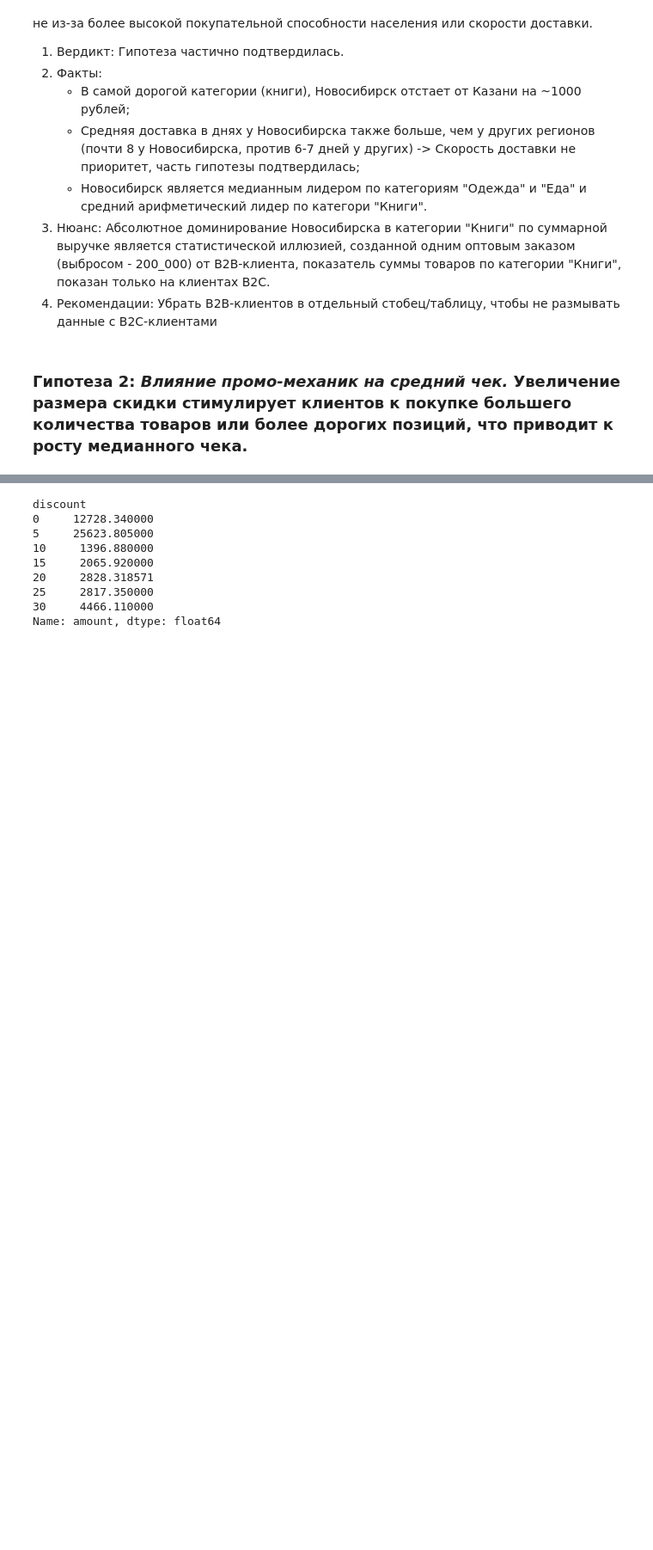
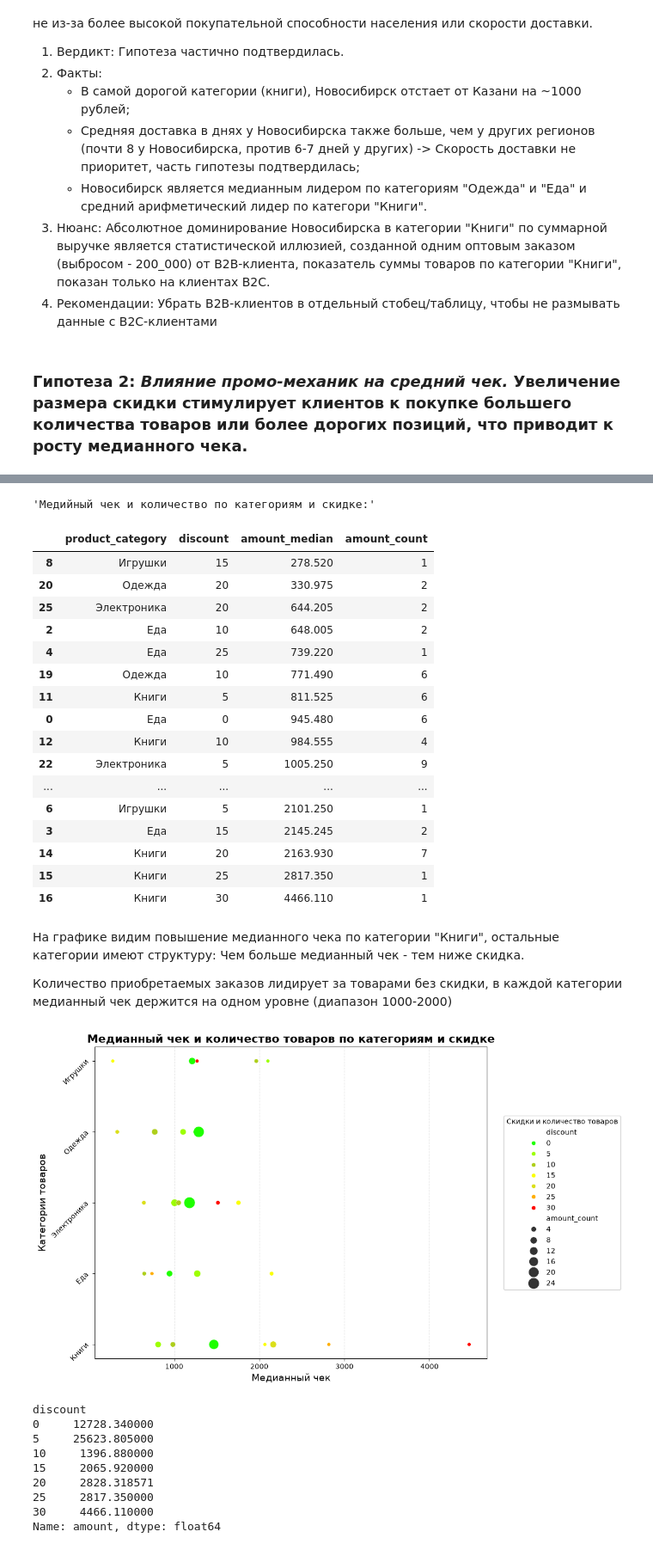
Before and after one commit to evg-code-sys/analysis_project, a Jupyter notebook: Analysis_internet_market.ipynb, the cells around one changed output, grey strips where cells are left out. Shown at 86% size. Saved outputs shown, nothing was run; the diff lists cells and outputs as text; code cells hidden in the pictures; blank space fills up the shorter version.

```diff
--- a/Analysis_internet_market.ipynb
+++ b/Analysis_internet_market.ipynb
@@ -510,15 +536,74 @@ dtype: float64
 # %%
-display(Markdown('> ##### Медийный чек по категориям и скидке'))
-group_dicount_category = df.groupby(['product_category', 'discount'], as_index=False)['amount'].median() # Сгруппируем медийный чек по категориям и скидке
-display(group_dicount_category)
+display('Медийный чек и количество по категориям и скидке:')
+group_dicount_prod_category = df.groupby(['product_category', 'discount'], as_index=False).agg(
+    amount_median=('amount', 'median'),
+    amount_count=('amount', 'count')
+).sort_values(by=['amount_median', 'amount_count'])
+display(group_dicount_prod_category)
+'''
+Рассуждение:
+    1. Медианный чек увеличивается только на товарах категории "Книги", у остальных лидером являются более маленькие скидки;
+    2. На товары категории "Книги", скидка 30% способствует увеличению медийного чека;
+    3. Но посмотрим на количество, и увидим, что всего книги по 30% скидке взяли один раз, но по большой цене;
+    4. В отличие от того, где: скидка 0% -> медиана 1466 р. -> кол-во: 18.
+'''
 
-display(Markdown('> ##### Количество доставок по категориям и скидке'))
-group_dicount_category = df.groupby(['product_category', 'discount'], as_index=False)['amount'].count() # Сгруппируем количество доставок по категориям и скидке
-display(group_dicount_category)
-
+# Визуализация медианного чека и количества товаров по категориям и скидке
 fig, axs = plt.subplots(figsize=(10, 8))
 
 sns.scatterplot(
-    data=gro
+    data=group_dicount_prod_category,
+    x='amount_median',
+    y='product_category',
+    size='amount_count',
+    hue='discount',
+    sizes=(25, 250),
+    palette={
+        0: "#1EFF00",
+        5: "#9DFF00",
+        10: "#AECF1B",
+        15: "#FBFF00",
+        20: "#DBDF1A",
+        25: "#FFAE00",
+        30:"#FF0800"
+    },
+    ax=axs
 )
+
+axs.set_title('Медианный чек и количество товаров по категориям и скидке', fontsize=16, fontweight='bold')
+axs.set_xlabel('Медианный чек', fontsize=14)
+axs.set_ylabel('Категории товаров', fontsize=14)
+axs.grid(axis='x', linestyle='--', alpha=0.3, color='gray')
+axs.legend(title='Скидки и количество товаров', loc='center right', bbox_to_anchor=(1.35, 0.5))
+axs.tick_params(axis='y', rotation=45)
+
+display(Markdown('''
+На графике видим повышение медианного чека по категории "Книги", остальные категории имеют структуру: Чем больше медианный чек - тем ниже скидка.
+
+Количество приобретаемых заказов лидирует за товарами без скидки, в каждой категории медианный чек держится на одном уровне (диапазон 1000-2000)
+'''))
+# %% [output]
+'Медийный чек и количество по категориям и скидке:'
+|  | product_category | discount | amount_median | amount_count |
+| 8 | Игрушки | 15 | 278.520 | 1 |
+| 20 | Одежда | 20 | 330.975 | 2 |
+| 25 | Электроника | 20 | 644.205 | 2 |
+| 2 | Еда | 10 | 648.005 | 2 |
+| 4 | Еда | 25 | 739.220 | 1 |
+| 19 | Одежда | 10 | 771.490 | 6 |
+| 11 | Книги | 5 | 811.525 | 6 |
+| 0 | Еда | 0 | 945.480 | 6 |
+| 12 | Книги | 10 | 984.555 | 4 |
+| 22 | Электроника | 5 | 1005.250 | 9 |
+| ... | ... | ... | ... | ... |
+| 6 | Игрушки | 5 | 2101.250 | 1 |
+| 3 | Еда | 15 | 2145.245 | 2 |
+| 14 | Книги | 20 | 2163.930 | 7 |
+| 15 | Книги | 25 | 2817.350 | 1 |
+| 16 | Книги | 30 | 4466.110 | 1 |
+
+На графике видим повышение медианного чека по категории "Книги", остальные категории имеют структуру: Чем больше медианный чек - тем ниже скидка.
+
+Количество приобретаемых заказов лидирует за товарами без скидки, в каждой категории медианный чек держится на одном уровне (диапазон 1000-2000)
+[figure, added]
 # %%
```
Also changed, not shown: parts of 11 cells of this notebook.
